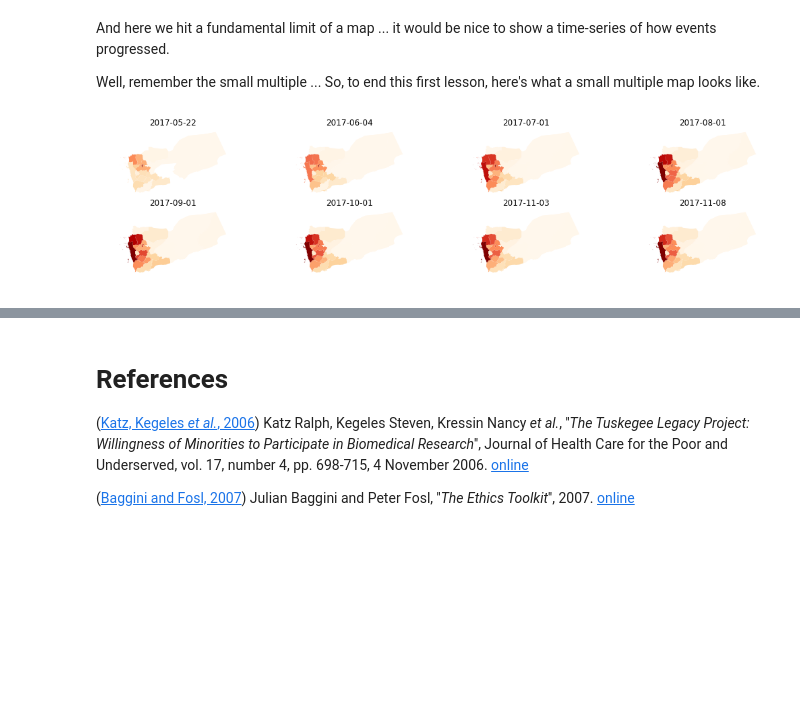
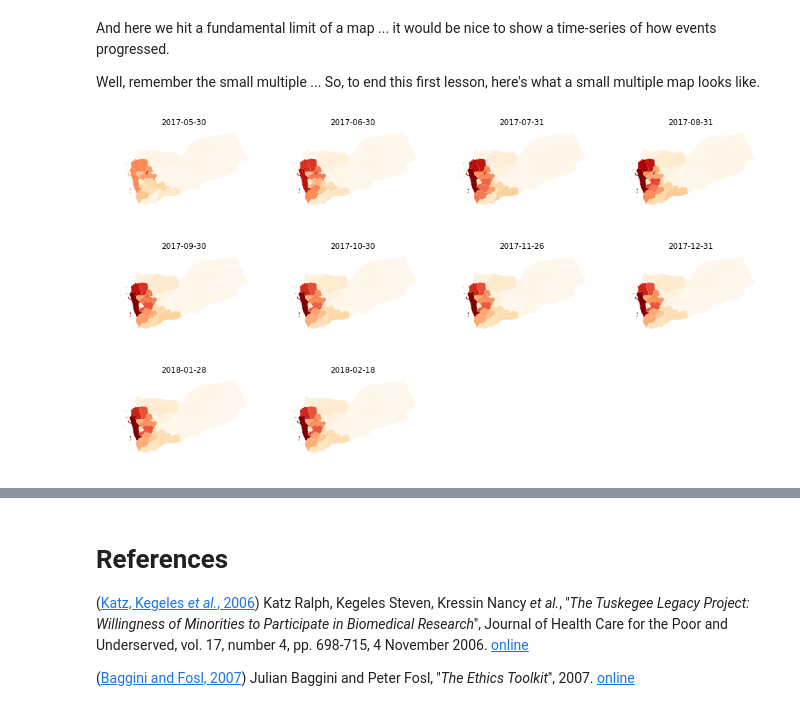
Before and after one commit to whythawk/data-as-a-science, a Jupyter notebook: Module 1, Lesson 1 - Introduction to data as a science.ipynb, the cells around one changed output, grey strips where cells are left out. Drawn from its saved outputs; the diff is of its cells as text; code cells hidden in the pictures; blank space fills up the shorter version.

Commit message:
Edit and confirm data sources still work.

```diff
--- a/Module 1, Lesson 1 - Introduction to data as a science.ipynb
+++ b/Module 1, Lesson 1 - Introduction to data as a science.ipynb
@@ -532,15 +583,20 @@ We can now filter our dataframe by the groups of governorates we need to correct
 def fix_governorates(data, fix_govs):
     """
     This is our function _fix_governorates_; note that we must pass it
-    two variables:
+    two variables, known as arguments.
+
+    Args:
         - data: the dataframe we want to fix;
         - fix_govs : a dictionary of the governorates we need to correct.
 
-    The function will do the following:
+    The function will perform the following task:
         For a given dataframe, date list, and dictionary of Governorates
         loop through the keys in the dictionary and combine the list
         of associated governorates into a new dataframe.
         Return a new, corrected, dataframe.
+
+    Returns:
+        Pandas dataframe.
     """
     # Create an empty list for each of the new dataframes we'll create
     new_frames = []
@@ -837,38 +889,49 @@ Well, remember the small multiple ... So, to end this first lesson, here's what
 # add in new subplots. Since there are 125 dates - and that's rather a lot - we'll
 # deliberately limit this to the first date in each month, and the final date.
 
-date_list = map_data["Date"].unique()
+# Create a datetime format data series
+date_list = pd.Series([pd.Timestamp(d) for d in map_data["Date"].unique()])
+# Sort dates in place
+date_list.sort_values(inplace = True)
+dl = {}
+for d in date_list:
+    # A mechanism to get the last day of each year-month
+    k = "{}-{}".format(d.year, d.month)
+    dl[k] = d
+# Recover and sort the unique list of dates
+date_list = list(dl.values())
 date_list.sort()
 
 # Create our figure
-fig = plt.figure(figsize=(18,4))
+fig = plt.figure(figsize=(18, 10))
 # Set two check_sums, first_date and sub_count
 first_date = 0
 sub_count = 1
 # Loop through the dates, using "enumerate" to count the number of times we loop
 for i, d in enumerate(date_list):
-    # Convert the Numpy time format to an simpler Python format
+    # Convert the Numpy time format to a simpler Python format
     check_date = pd.Timestamp(d).to_pydatetime()
     # Check if we've seen this month before
     if check_date.month == first_date:
         # If we have, check if it's the last value in the loop
         if i < len(date_list)-1:
             # And skip the rest of this loop
             continue
     # Store the month we've just reached
     first_date = check_date.month
     # Get a dataframe for the subplot at this date
     subplot = map_data.loc[map_data.Date == pd.Timestamp(d)]
-    # Add the appropriate subplot in a frame structured as 4 items in 2 rows
-    ax = fig.add_subplot(2, 4, sub_count)
+    # Add the appropriate subplot in a frame structured as 3 items in 4 rows
+    # (there are 10 time periods but we need a square coordinate grid)
+    ax = fig.add_subplot(3, 4, sub_count)
     # Increment the count
     sub_count+=1
     # Do some visual fixes to ensure we don't distort the maps, and provide titles
     ax.set_aspect('equal')
     ax.set_axis_off()
     ax.title.set_text(pd.Timestamp(d).date())
     # And plot
     subplot.plot(ax=ax, column='Cases', cmap='OrRd')
 # %% [output]
-[figure, old version]
+[figure, new version]
 # %% [markdown]
```
Also changed, not shown: parts of 22 cells of this notebook.
